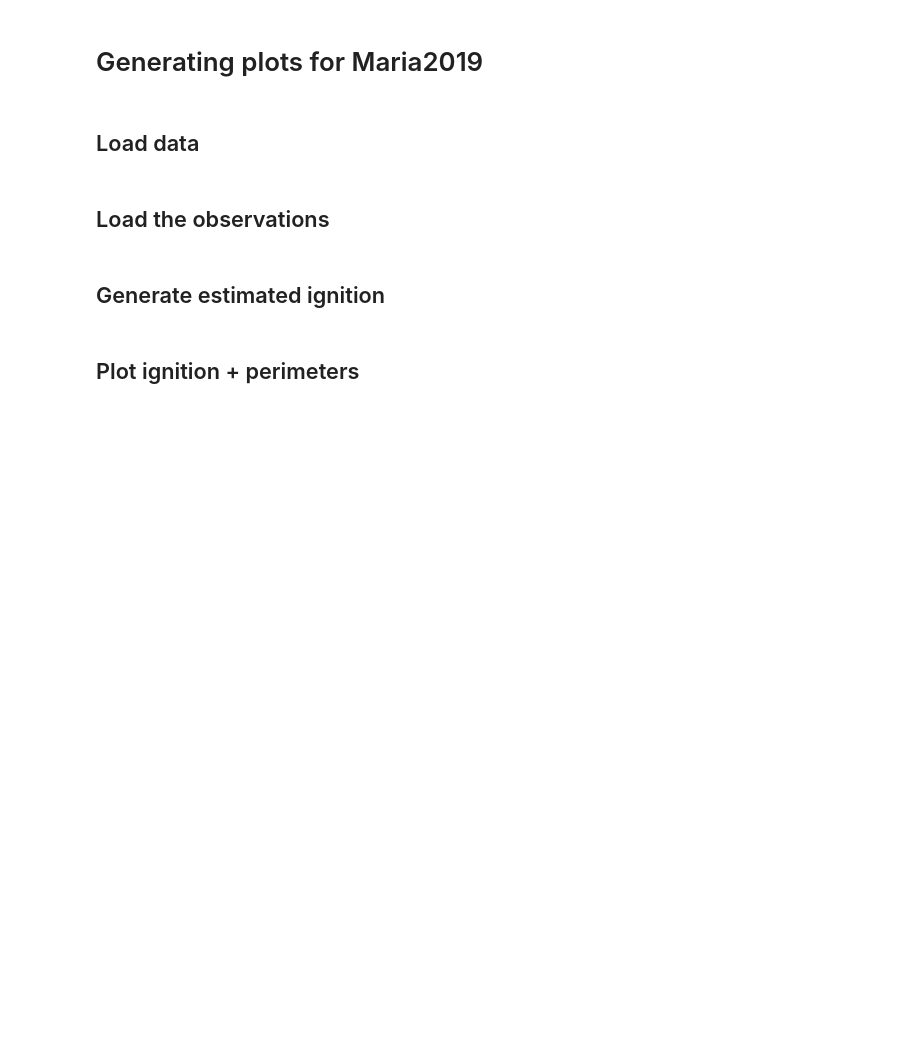
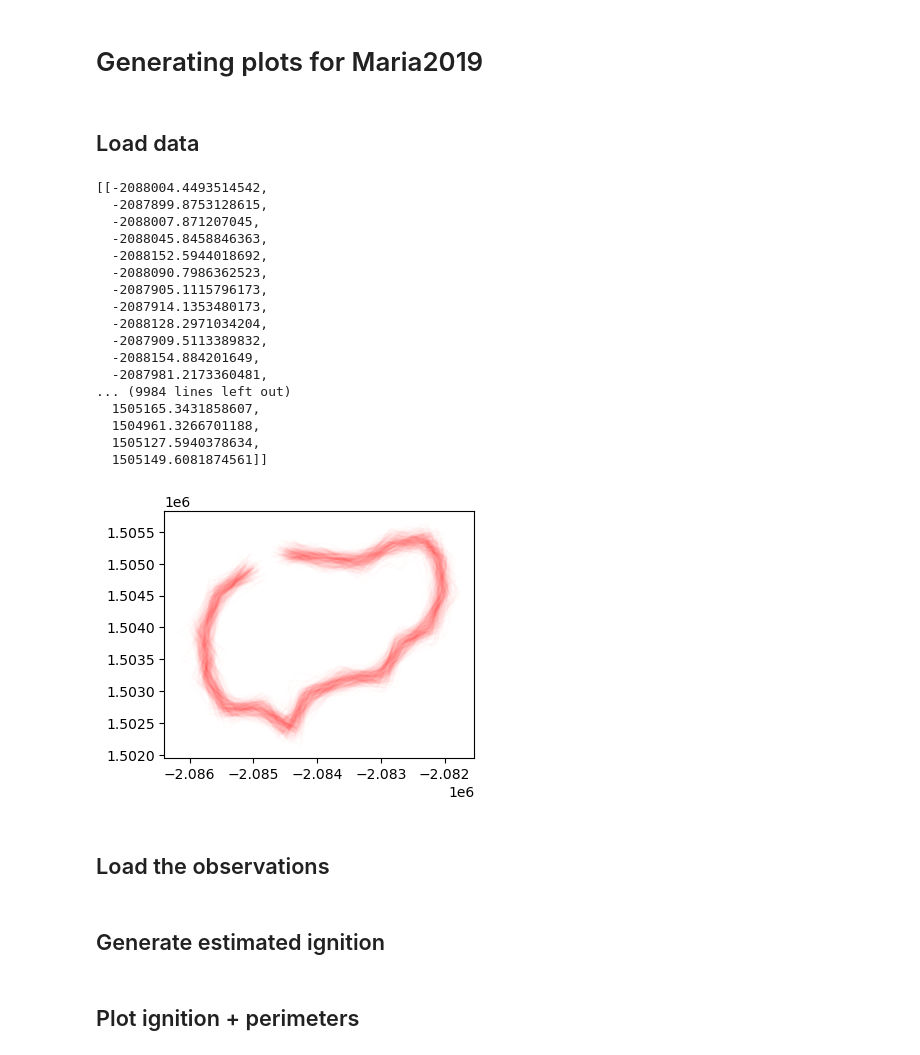
Before and after one commit to tolgacaglar/farsite-devAPI, a Jupyter notebook: src/Generating Plots for Maria2019.ipynb, the cells around one changed output. Saved outputs shown, nothing was run; the diff lists cells and outputs as text; code cells hidden in the pictures; blank space fills up the shorter version.

```diff
--- a/src/Generating Plots for Maria2019.ipynb
+++ b/src/Generating Plots for Maria2019.ipynb
@@ -27,5 +28,27 @@ with open('./maria_results.pkl', 'rb') as f:
 description = 'Maria2019'
 tfin = 10
+# %%
+plot_matrix_ensemble(data['ykhat_ensemble_lst'][1], color=(1,0,0,0.01))
+data['ykhat_ensemble_lst'][4].tolist()
+# %% [output]
+[[-2088004.4493514542,
+  -2087899.8753128615,
+  -2088007.871207045,
+  -2088045.8458846363,
+  -2088152.5944018692,
+  -2088090.7986362523,
+  -2087905.1115796173,
+  -2087914.1353480173,
+  -2088128.2971034204,
+  -2087909.5113389832,
+  -2088154.884201649,
+  -2087981.2173360481,
+... (9984 lines left out)
+  1505165.3431858607,
+  1504961.3266701188,
+  1505127.5940378634,
+  1505149.6081874561]]
+[figure, added]
 # %% [markdown]
 ## Load the observations
 # %%
```
Also changed, not shown: parts of 6 cells of this notebook, 8 other files.
